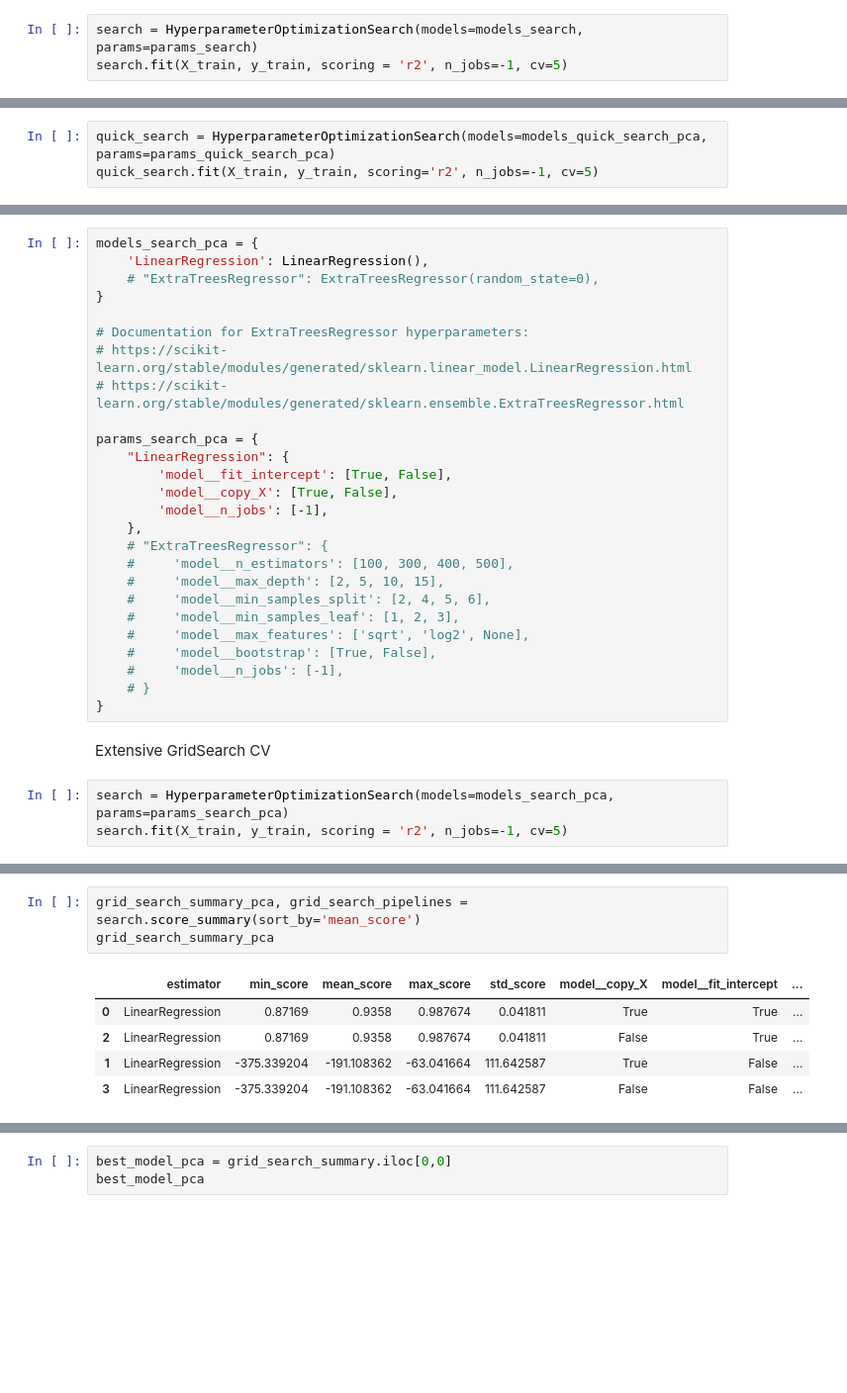
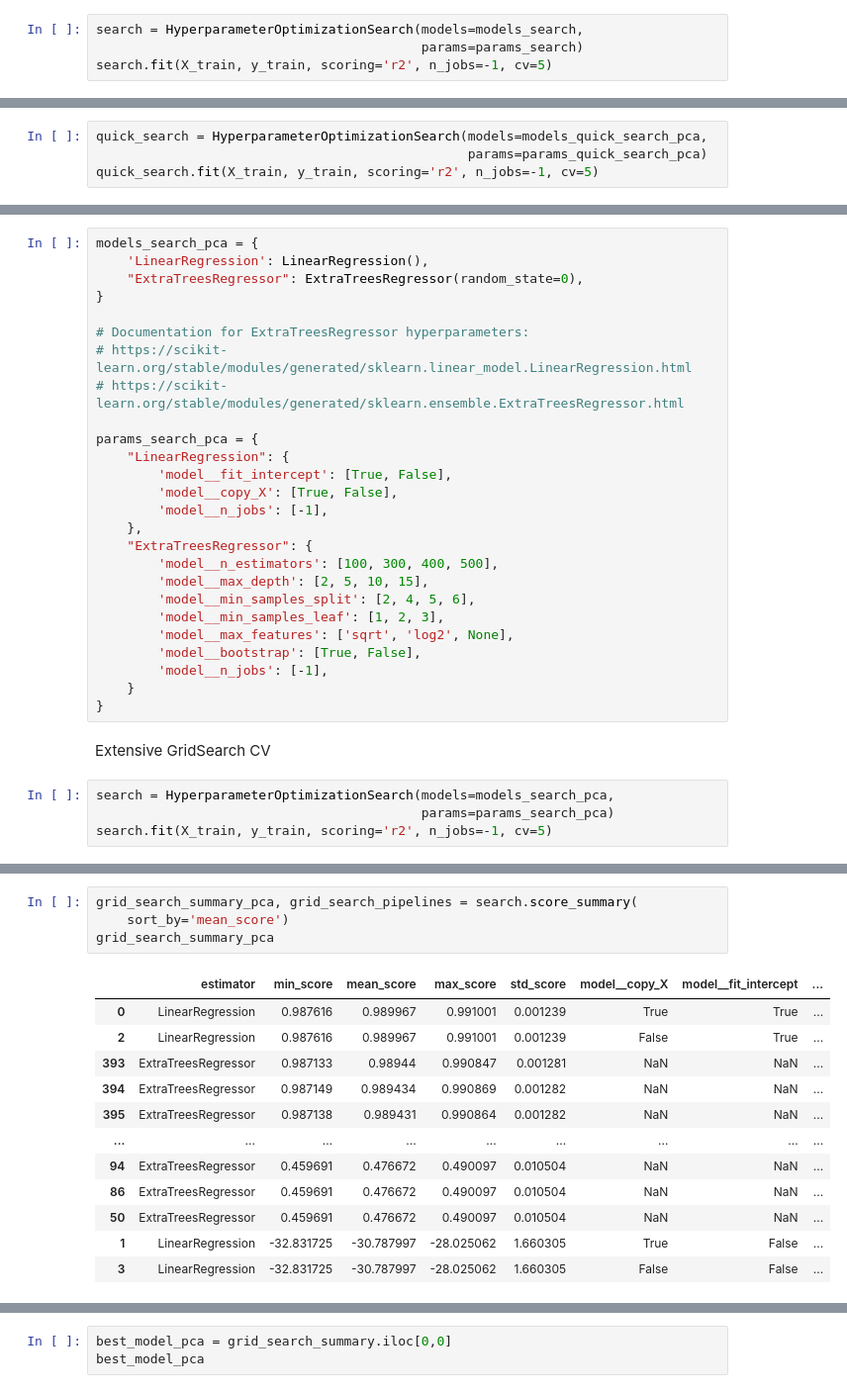
Before and after one commit to AndyV773/PP5, a Jupyter notebook: jupyter_notebooks/06 - Modeling and Evaluation - Regression.ipynb, the cells around one changed output, grey strips where cells are left out. Shown at 99% size. Cells and saved outputs as stored; diff of their text form; blank space fills up the shorter version.

```diff
--- a/jupyter_notebooks/06 - Modeling and Evaluation - Regression.ipynb
+++ b/jupyter_notebooks/06 - Modeling and Evaluation - Regression.ipynb
@@ -275,8 +280,9 @@ params_search = {
 # %% [markdown]
 Extensive GridSearch CV
 # %%
-search = HyperparameterOptimizationSearch(models=models_search, params=params_search)
-search.fit(X_train, y_train, scoring = 'r2', n_jobs=-1, cv=5)
+search = HyperparameterOptimizationSearch(models=models_search,
+                                          params=params_search)
+search.fit(X_train, y_train, scoring='r2', n_jobs=-1, cv=5)
 # %% [output]
 Running GridSearchCV for LinearRegression
 
@@ -525,7 +553,8 @@ params_quick_search_pca = {
     "XGBRegressor": {},
 }
 # %%
-quick_search = HyperparameterOptimizationSearch(models=models_quick_search_pca, params=params_quick_search_pca)
+quick_search = HyperparameterOptimizationSearch(models=models_quick_search_pca,
+                                                params=params_quick_search_pca)
 quick_search.fit(X_train, y_train, scoring='r2', n_jobs=-1, cv=5)
 # %% [output]
 Running GridSearchCV for LinearRegression
@@ -562,7 +592,7 @@ Do an extensive search on the most suitable model to find the best hyperparamete
 # %%
 models_search_pca = {
     'LinearRegression': LinearRegression(),
-    # "ExtraTreesRegressor": ExtraTreesRegressor(random_state=0),
+    "ExtraTreesRegressor": ExtraTreesRegressor(random_state=0),
 }
 
 # Documentation for ExtraTreesRegressor hyperparameters:
@@ -575,21 +605,22 @@ params_search_pca = {
         'model__copy_X': [True, False],
         'model__n_jobs': [-1],
     },
-    # "ExtraTreesRegressor": {
-    #     'model__n_estimators': [100, 300, 400, 500],
-    #     'model__max_depth': [2, 5, 10, 15],
-    #     'model__min_samples_split': [2, 4, 5, 6],
-    #     'model__min_samples_leaf': [1, 2, 3],
-    #     'model__max_features': ['sqrt', 'log2', None],
-    #     'model__bootstrap': [True, False],
-    #     'model__n_jobs': [-1],
-    # }
+    "ExtraTreesRegressor": {
+        'model__n_estimators': [100, 300, 400, 500],
+        'model__max_depth': [2, 5, 10, 15],
+        'model__min_samples_split': [2, 4, 5, 6],
+        'model__min_samples_leaf': [1, 2, 3],
+        'model__max_features': ['sqrt', 'log2', None],
+        'model__bootstrap': [True, False],
+        'model__n_jobs': [-1],
+    }
 }
 # %% [markdown]
 Extensive GridSearch CV
 # %%
-search = HyperparameterOptimizationSearch(models=models_search_pca, params=params_search_pca)
-search.fit(X_train, y_train, scoring = 'r2', n_jobs=-1, cv=5)
+search = HyperparameterOptimizationSearch(models=models_search_pca,
+                                          params=params_search_pca)
+search.fit(X_train, y_train, scoring='r2', n_jobs=-1, cv=5)
 # %% [output]
 Running GridSearchCV for LinearRegression
 
@@ -597,9 +632,17 @@ Fitting 5 folds for each of 4 candidates, totalling 20 fits
 # %%
-grid_search_summary_pca, grid_search_pipelines = search.score_summary(sort_by='mean_score')
+grid_search_summary_pca, grid_search_pipelines = search.score_summary(
+    sort_by='mean_score')
 grid_search_summary_pca
 # %% [output]
 |  | estimator | min_score | mean_score | max_score | std_score | model__copy_X | model__fit_intercept | ... |
-| 0 | LinearRegression | 0.87169 | 0.9358 | 0.987674 | 0.041811 | True | True | ... |
-| 2 | LinearRegression | 0.87169 | 0.9358 | 0.987674 | 0.041811 | False | True | ... |
-| 1 | LinearRegression | -375.339204 | -191.108362 | -63.041664 | 111.642587 | True | False | ... |
-| 3 | LinearRegression | -375.339204 | -191.108362 | -63.041664 | 111.642587 | False | False | ... |
+| 0 | LinearRegression | 0.987616 | 0.989967 | 0.991001 | 0.001239 | True | True | ... |
+| 2 | LinearRegression | 0.987616 | 0.989967 | 0.991001 | 0.001239 | False | True | ... |
+| 393 | ExtraTreesRegressor | 0.987133 | 0.98944 | 0.990847 | 0.001281 | NaN | NaN | ... |
+| 394 | ExtraTreesRegressor | 0.987149 | 0.989434 | 0.990869 | 0.001282 | NaN | NaN | ... |
+| 395 | ExtraTreesRegressor | 0.987138 | 0.989431 | 0.990864 | 0.001282 | NaN | NaN | ... |
+| ... | ... | ... | ... | ... | ... | ... | ... | ... |
+| 94 | ExtraTreesRegressor | 0.459691 | 0.476672 | 0.490097 | 0.010504 | NaN | NaN | ... |
+| 86 | ExtraTreesRegressor | 0.459691 | 0.476672 | 0.490097 | 0.010504 | NaN | NaN | ... |
+| 50 | ExtraTreesRegressor | 0.459691 | 0.476672 | 0.490097 | 0.010504 | NaN | NaN | ... |
+| 1 | LinearRegression | -32.831725 | -30.787997 | -28.025062 | 1.660305 | True | False | ... |
+| 3 | LinearRegression | -32.831725 | -30.787997 | -28.025062 | 1.660305 | False | False | ... |
```
Also changed, not shown: parts of 35 cells of this notebook, 2 other files.
